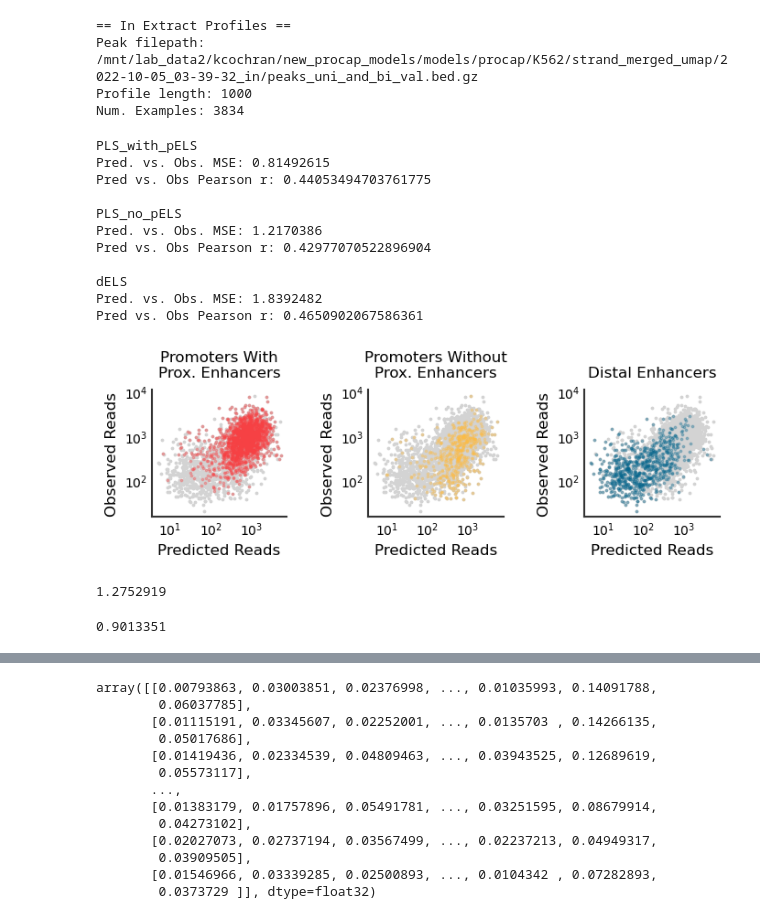
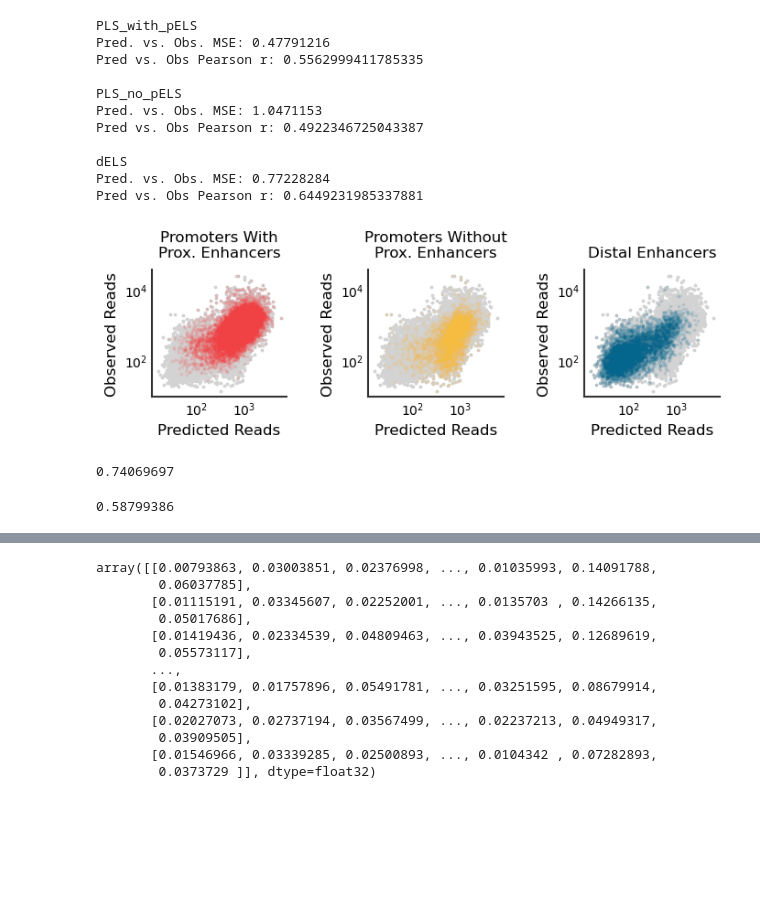
Before and after one commit to kundajelab/ProCapNet, a Jupyter notebook: src/figure_notebooks/Fig3.ipynb, the cells around one changed output, grey strips where cells are left out. Drawn from its saved outputs; the diff is of its cells as text; code cells hidden in the pictures; blank space fills up the shorter version.

```diff
--- a/src/figure_notebooks/Fig3.ipynb
+++ b/src/figure_notebooks/Fig3.ipynb
@@ -68,10 +84,9 @@ val_coords = load_coords(val_peak_path, in_window=in_window)
 # %%
 from load_annotations_utils import find_peak_overlap_labels, get_ccre_bed
 
-ccre_bed = get_ccre_bed(cell_type)
+ccre_bed = get_ccre_bed(cell_type, proj_dir)
 
 ccre_annots = find_peak_overlap_labels(coords, ccre_bed, in_window, out_window)
-val_ccre_annots = find_peak_overlap_labels(val_coords, ccre_bed, in_window, out_window)
 # %%
 ccre_annots["PLS_no_pELS"] = ccre_annots["PLS"] * (~ ccre_annots["pELS"])
 ccre_annots["PLS_with_pELS"] = ccre_annots["PLS"] * ccre_annots["pELS"]
@@ -81,19 +118,3 @@ val_ccre_annots["PLS_with_pELS"] = val_ccre_annots["PLS"] * val_ccre_annots["pEL
 # %%
-onehot_seqs, true_profs = extract_peaks(genome_path,
-                                        chrom_sizes,
-                                        train_config.plus_bw_path,
-                                        train_config.minus_bw_path,
-                                        peak_path,
-                                        in_window=in_window,
-                                        out_window=out_window,
-                                        max_jitter=0,
-                                        verbose=True)
-
-scores = load_scores(scores_path,
-                     slice_len=slice_len,
-                     in_window=in_window)
-
-true_counts = true_profs.sum(axis=(1,2))  # strand-merged
-
-pred_profs = np.exp(np.load(val_config.pred_profiles_train_val_path))
-pred_counts = np.exp(np.load(val_config.pred_logcounts_train_val_path)).squeeze()
+pred_profs = np.exp(np.load(config.pred_profiles_all_path))
+pred_counts = np.exp(np.load(config.pred_logcounts_all_path)).squeeze()
@@ -109,20 +121,6 @@ Mask loaded? False
-# %%
-val_profs = load_observed_profiles(val_config.plus_bw_path,
-                                   val_config.minus_bw_path,
-                                   val_config.val_peak_path,
-                                   slice_len=slice_len,
-                                   out_window=out_window)
-
-val_counts = val_profs.sum(axis=(1,2))  # strand-merged
-
-val_pred_counts = np.exp(np.load(val_config.pred_logcounts_val_path)).squeeze()
-# %% [output]
-== In Extract Profiles ==
-Peak filepath: /mnt/lab_data2/kcochran/new_procap_models/models/procap/K562/strand_merged_umap/2022-10-05_03-39-32_in/peaks_uni_and_bi_val.bed.gz
-Profile length: 1000
-Num. Examples: 3834
 # %%
-def plot_true_pred_counts_by_annot(true_counts, pred_counts, overlap_annots_bools):
+def plot_true_pred_counts_by_annot(true_counts, pred_counts, overlap_annots_bools,
+                                   save_path = None):
 
     annots_to_labels = {"PLS" : "Promoters",
                         "pELS" : "Proximal Enhancers",
@@ -160,53 +158,58 @@ def plot_true_pred_counts_by_annot(true_counts, pred_counts, overlap_annots_bool
         print("Pred vs. Obs Pearson r:", np.corrcoef(np.log1p(pred_counts_subset), np.log1p(true_counts_subset))[0,1])
         print("")
 
-        ax.scatter(pred_counts_subset, true_counts_subset, alpha = 0.3, s = 3,
+        ax.scatter(pred_counts_subset, true_counts_subset, alpha = 0.1, s = 3,
                     label = annots_to_labels[sup_annot_name],
                     color = annots_to_colors[sup_annot_name])
 
         ax.semilogy()
         ax.semilogx()
 
         ax.set_xlabel("Predicted Reads", fontsize = 12)
         ax.set_ylabel("Observed Reads", fontsize = 12)
 
         ax.spines["left"].set_linewidth(1.5)
         ax.spines["bottom"].set_linewidth(1.5)
         ax.spines["left"].set_color("#333333")
         ax.spines["bottom"].set_color("#333333")
         ax.spines["top"].set_visible(False)
         ax.spines["right"].set_visible(False)
         ax.xaxis.set_ticks_position('none')
         ax.yaxis.set_ticks_position('none')
         ax.tick_params(axis='both', labelsize=10, length=0)
 
         ax.set_title(annots_to_labels[sup_annot_name], fontsize=12, pad=10)
 
     plt.subplots_adjust(wspace=0.6)
-    plt.show()
+
+    if save_path is not None:
+        plt.savefig(save_path, bbox_inches = 'tight', pad_inches = 0, dpi = 300)
+    else:
+        plt.show()
 
 
-plot_true_pred_counts_by_annot(val_counts, val_pred_counts, val_ccre_annots)
+plot_true_pred_counts_by_annot(true_counts, pred_counts, ccre_annots,
+                               save_path = figures_dir + "S1E_counts_by_ccre.png")
 # %% [output]
 PLS_with_pELS
-Pred. vs. Obs. MSE: 0.81492615
-Pred vs. Obs Pearson r: 0.44053494703761775
+Pred. vs. Obs. MSE: 0.47791216
+Pred vs. Obs Pearson r: 0.5562999411785335
 
 PLS_no_pELS
-Pred. vs. Obs. MSE: 1.2170386
-Pred vs. Obs Pearson r: 0.42977070522896904
+Pred. vs. Obs. MSE: 1.0471153
+Pred vs. Obs Pearson r: 0.4922346725043387
 
 dELS
-Pred. vs. Obs. MSE: 1.8392482
-Pred vs. Obs Pearson r: 0.4650902067586361
+Pred. vs. Obs. MSE: 0.77228284
+Pred vs. Obs Pearson r: 0.6449231985337881
-[figure, old version]
+[figure, new version]
 # %%
-mse = np.mean((np.log1p(val_pred_counts) - np.log1p(val_counts)) ** 2)
+mse = np.mean((np.log1p(pred_counts) - np.log1p(true_counts)) ** 2)
 mse
 # %% [output]
-1.2752919
+0.74069697
 # %%
-mse = np.mean((np.log1p(val_pred_counts[val_ccre_annots["PLS"]]) - np.log1p(val_counts[val_ccre_annots["PLS"]])) ** 2)
+mse = np.mean((np.log1p(pred_counts[ccre_annots["PLS"]]) - np.log1p(true_counts[ccre_annots["PLS"]])) ** 2)
 mse
 # %% [output]
-0.9013351
+0.58799386
```
Also changed, not shown: parts of 39 cells of this notebook, 11 other files.
